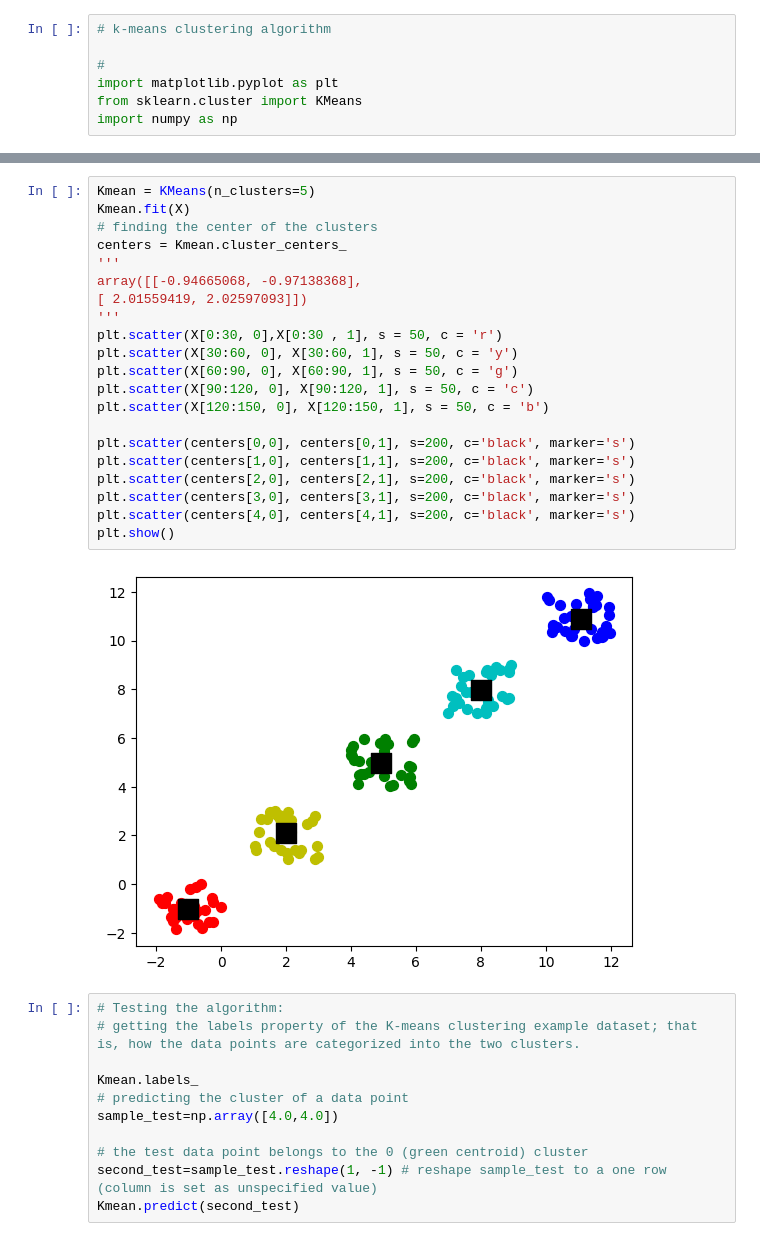
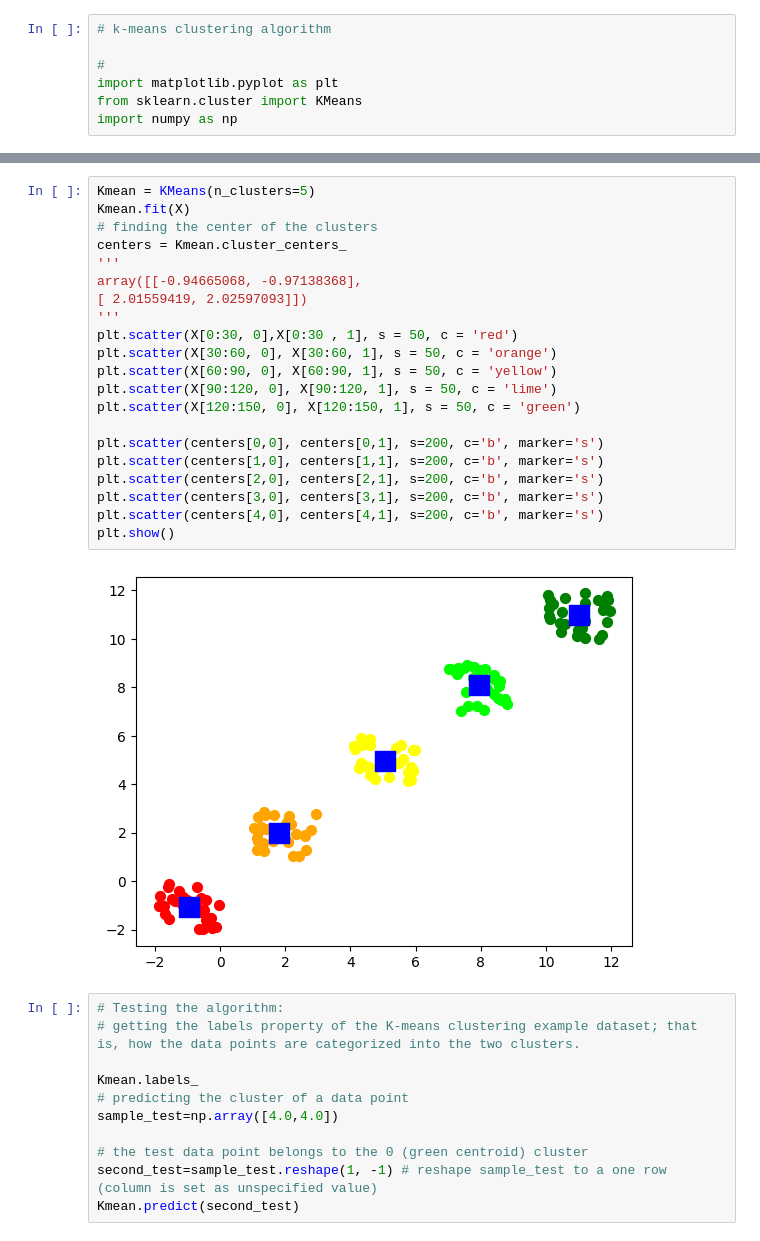
Before and after one commit to B1nz/Practice-of-Information, a Jupyter notebook: Exercise 9 - K-Means.ipynb, the cells around one changed output, grey strips where cells are left out. Cells and saved outputs as stored; diff of their text form.

```diff
--- a/Exercise 9 - K-Means.ipynb
+++ b/Exercise 9 - K-Means.ipynb
@@ -31,26 +31,26 @@ plt.show()
 # %%
 Kmean = KMeans(n_clusters=5)
 Kmean.fit(X)
 # finding the center of the clusters
 centers = Kmean.cluster_centers_
 '''
 array([[-0.94665068, -0.97138368],
 [ 2.01559419, 2.02597093]])
 '''
-plt.scatter(X[0:30, 0],X[0:30 , 1], s = 50, c = 'r')
-plt.scatter(X[30:60, 0], X[30:60, 1], s = 50, c = 'y')
-plt.scatter(X[60:90, 0], X[60:90, 1], s = 50, c = 'g')
-plt.scatter(X[90:120, 0], X[90:120, 1], s = 50, c = 'c')
-plt.scatter(X[120:150, 0], X[120:150, 1], s = 50, c = 'b')
+plt.scatter(X[0:30, 0],X[0:30 , 1], s = 50, c = 'red')
+plt.scatter(X[30:60, 0], X[30:60, 1], s = 50, c = 'orange')
+plt.scatter(X[60:90, 0], X[60:90, 1], s = 50, c = 'yellow')
+plt.scatter(X[90:120, 0], X[90:120, 1], s = 50, c = 'lime')
+plt.scatter(X[120:150, 0], X[120:150, 1], s = 50, c = 'green')
 
-plt.scatter(centers[0,0], centers[0,1], s=200, c='black', marker='s')
-plt.scatter(centers[1,0], centers[1,1], s=200, c='black', marker='s')
-plt.scatter(centers[2,0], centers[2,1], s=200, c='black', marker='s')
-plt.scatter(centers[3,0], centers[3,1], s=200, c='black', marker='s')
-plt.scatter(centers[4,0], centers[4,1], s=200, c='black', marker='s')
+plt.scatter(centers[0,0], centers[0,1], s=200, c='b', marker='s')
+plt.scatter(centers[1,0], centers[1,1], s=200, c='b', marker='s')
+plt.scatter(centers[2,0], centers[2,1], s=200, c='b', marker='s')
+plt.scatter(centers[3,0], centers[3,1], s=200, c='b', marker='s')
+plt.scatter(centers[4,0], centers[4,1], s=200, c='b', marker='s')
 plt.show()
 # %% [output]
-[figure, old version]
+[figure, new version]
 # %%
 # Testing the algorithm:
 # getting the labels property of the K-means clustering example dataset; that is, how the data points are categorized into the two clusters.
```
Also changed, not shown: parts of 1 cell of this notebook, 2 other files.
